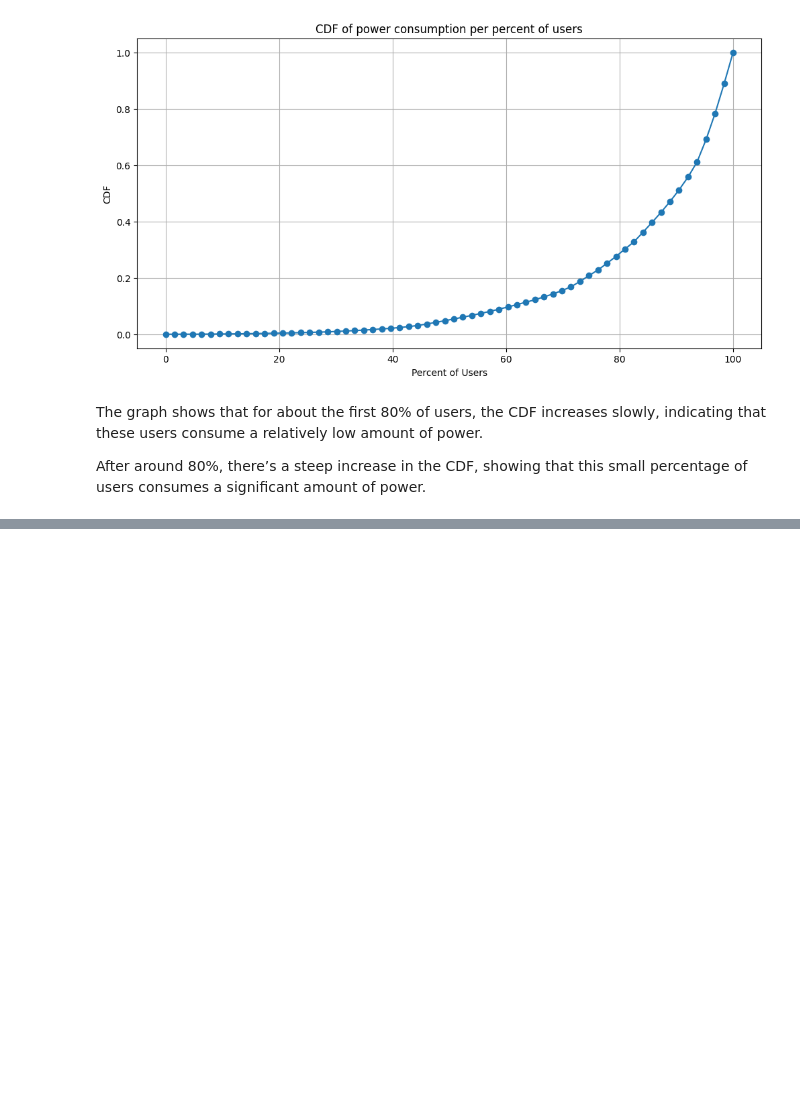
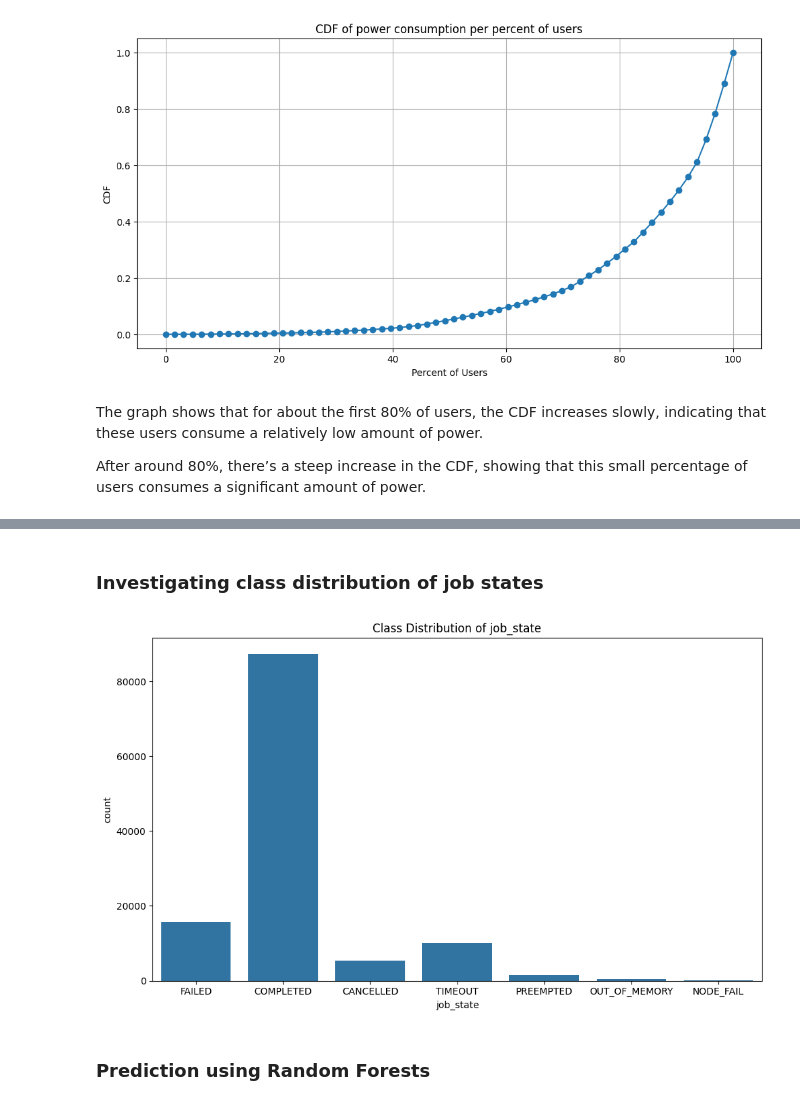
Before and after one commit to Marthyna/hpc-energy-consumption-profiling, a Jupyter notebook: notes/experiments.ipynb, the cells around one changed output, grey strips where cells are left out. Saved outputs shown, nothing was run; the diff lists cells and outputs as text; code cells hidden in the pictures; blank space fills up the shorter version.

```diff
--- a/notes/experiments.ipynb
+++ b/notes/experiments.ipynb
@@ -391,0 +481,15 @@ After around 80%, there’s a steep increase in the CDF, showing that this small
+# %%
+def convert_time_limit(time_limit_str):
+    # Split the string into components
+    components = time_limit_str.split('-')
+
+    # Convert each component to timedelta
+    days = int(components[0]) if len(components) > 1 else 0
+    time_components = components[-1].split(':')
+    hours = int(time_components[0])
+    minutes = int(time_components[1]) if len(time_components) > 1 else 0
+    seconds = int(time_components[2]) if len(time_components) > 2 else 0
+
+    # Calculate total seconds
+    total_seconds = days * 24 * 60 * 60 + hours * 60 * 60 + minutes * 60 + seconds
+    return total_seconds
@@ -391,0 +565,15 @@ After around 80%, there’s a steep increase in the CDF, showing that this small
+# %% [markdown]
+### Investigating class distribution of job states
+# %%
+import seaborn as sns
+import matplotlib.pyplot as plt
+
+plt.figure(figsize=(10, 6))
+sns.countplot(x='job_state', data=job_info_pre_execution)
+plt.title('Class Distribution of job_state')
+plt.tight_layout()
+plt.show()
+# %% [output]
+[figure, added]
+# %% [markdown]
+### Prediction using Random Forests
```
Also changed, not shown: parts of 31 cells of this notebook, 1 other file.
